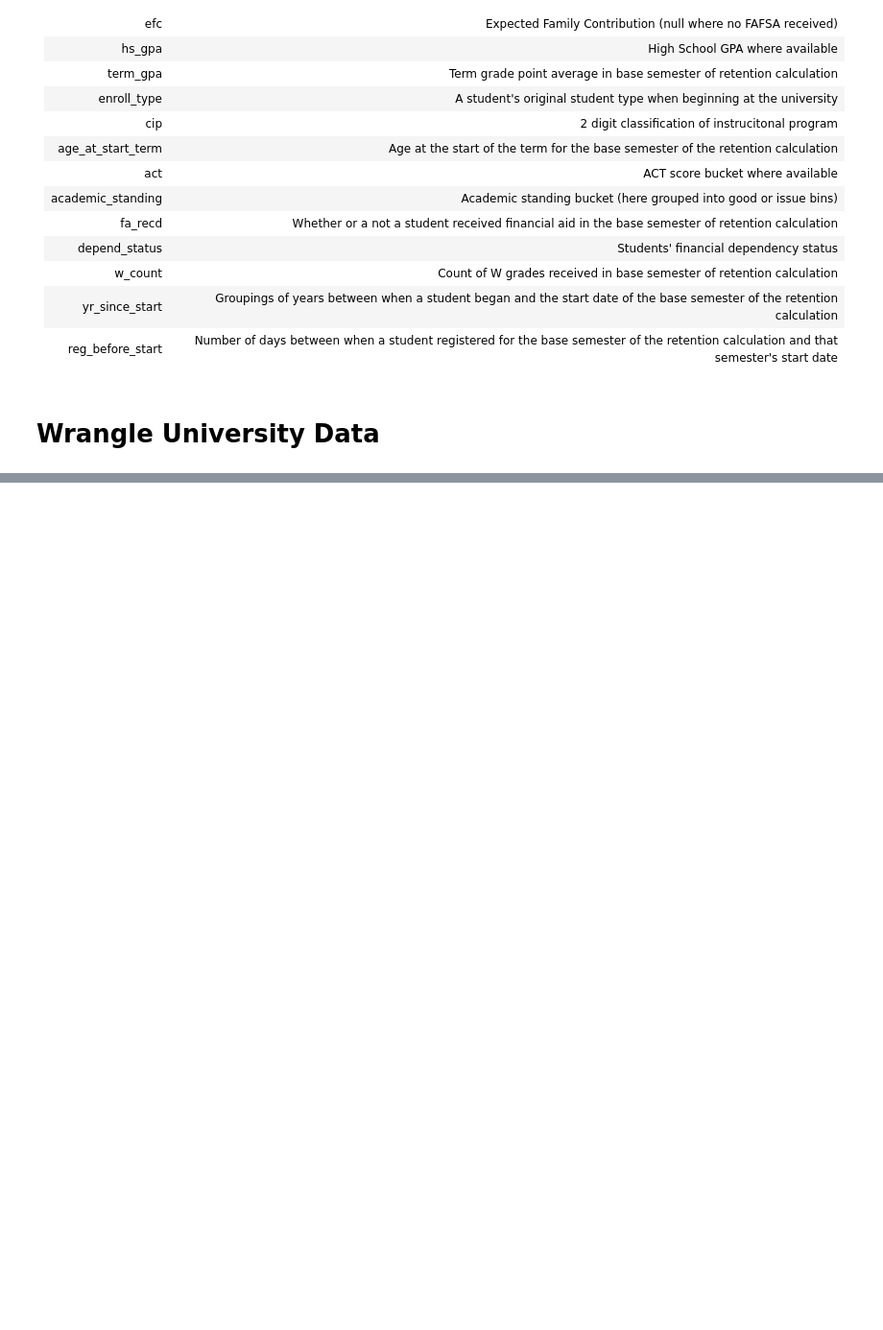
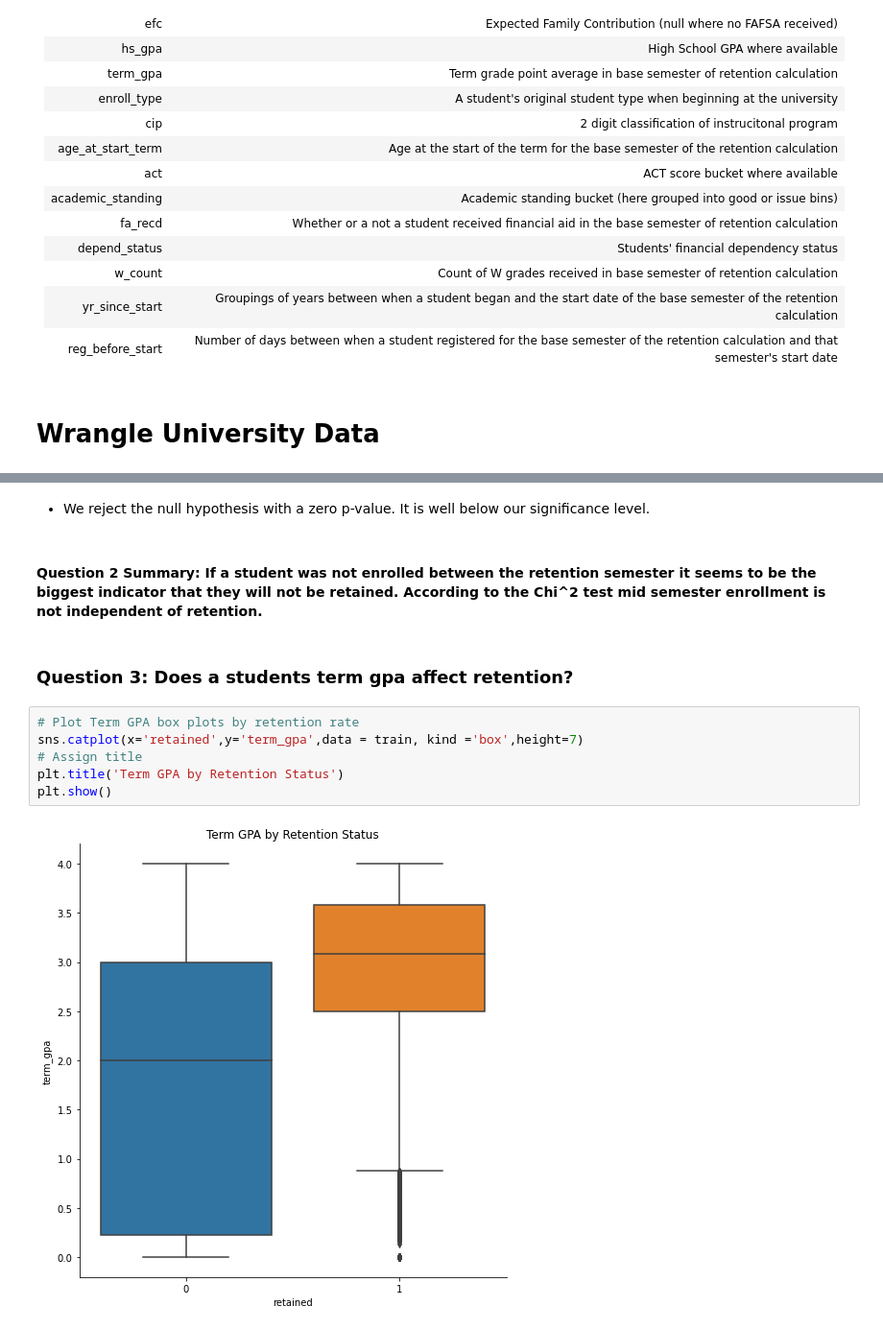
Before and after one commit to mwboiss/retention-project, a Jupyter notebook: report.ipynb, the cells around one changed output, grey strips where cells are left out. Shown at 96% size. Cells and saved outputs as stored; diff of their text form; blank space fills up the shorter version.

```diff
--- a/report.ipynb
+++ b/report.ipynb
@@ -79,0 +159,14 @@ Question explore:
+# %% [markdown]
+- We reject the null hypothesis with a zero p-value. It is well below our significance level.
+# %% [markdown]
+#### Question 2 Summary: If a student was not enrolled between the retention semester it seems to be the biggest indicator that they will not be retained. According to the Chi^2 test mid semester enrollment is not independent of retention.
+# %% [markdown]
+### Question 3: Does a students term gpa affect retention?
+# %%
+# Plot Term GPA box plots by retention rate
+sns.catplot(x='retained',y='term_gpa',data = train, kind ='box',height=7)
+# Assign title
+plt.title('Term GPA by Retention Status')
+plt.show()
+# %% [output]
+[figure, added]
```
Also changed, not shown: parts of 67 cells of this notebook, 3 other files.
